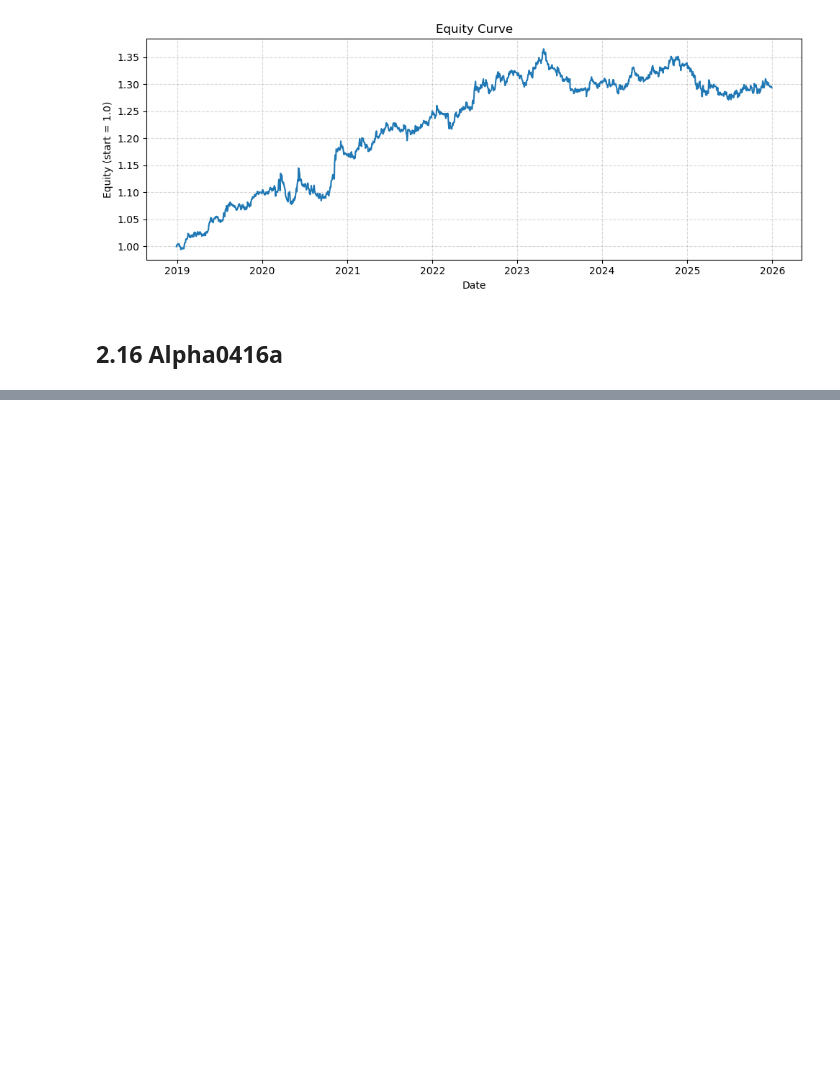
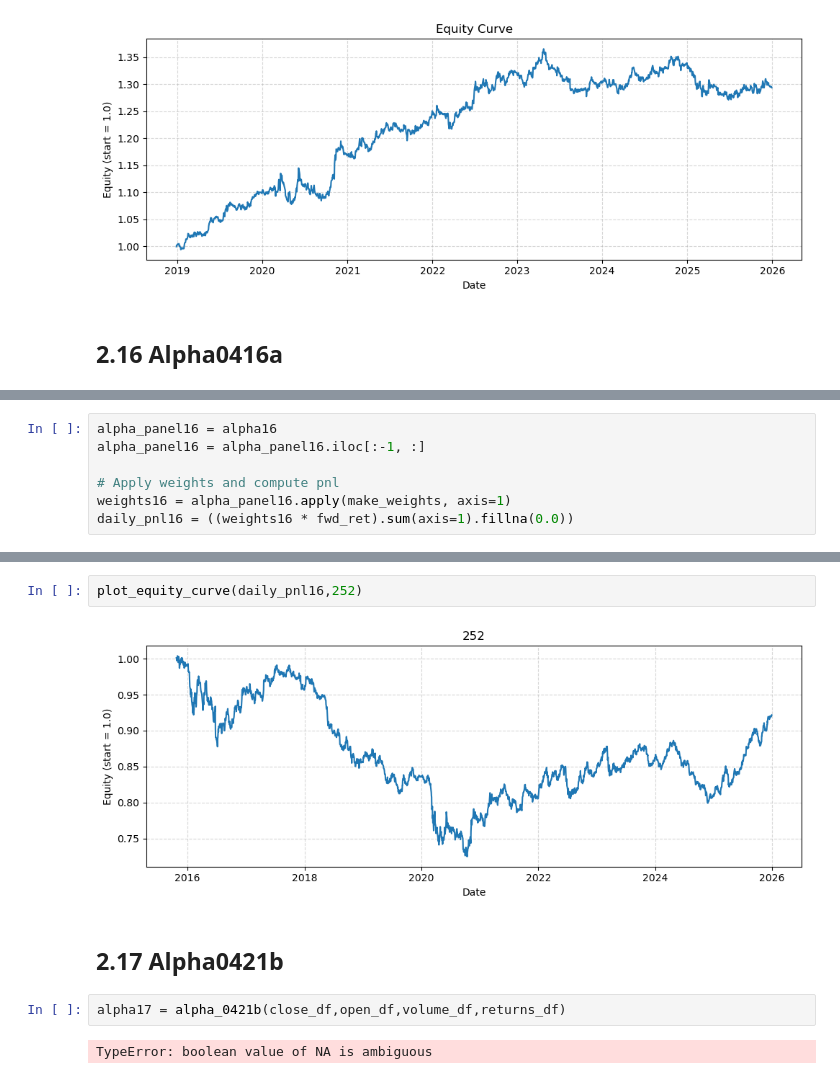
Before and after one commit to Yzc20060417/Multi-Factor-Equities-Investing, a Jupyter notebook: notebooks/Single Factor Testing.ipynb, the cells around one changed output, grey strips where cells are left out. Drawn from its saved outputs; the diff is of its cells as text; blank space fills up the shorter version.

```diff
--- a/notebooks/Single Factor Testing.ipynb
+++ b/notebooks/Single Factor Testing.ipynb
@@ -712,0 +711,7 @@ UFuncTypeError: ufunc 'subtract' did not contain a loop with signature matching
+# %%
+alpha_panel16 = alpha16
+alpha_panel16 = alpha_panel16.iloc[:-1, :]
+
+# Apply weights and compute pnl
+weights16 = alpha_panel16.apply(make_weights, axis=1)
+daily_pnl16 = ((weights16 * fwd_ret).sum(axis=1).fillna(0.0))
@@ -712,0 +730,10 @@ UFuncTypeError: ufunc 'subtract' did not contain a loop with signature matching
+# %%
+plot_equity_curve(daily_pnl16,252)
+# %% [output]
+[figure, added]
+# %% [markdown]
+## 2.17 Alpha0421b
+# %%
+alpha17 = alpha_0421b(close_df,open_df,volume_df,returns_df)
+# %% [output]
+TypeError: boolean value of NA is ambiguous
```
Also changed, not shown: parts of 4 cells of this notebook, 2 other files.
